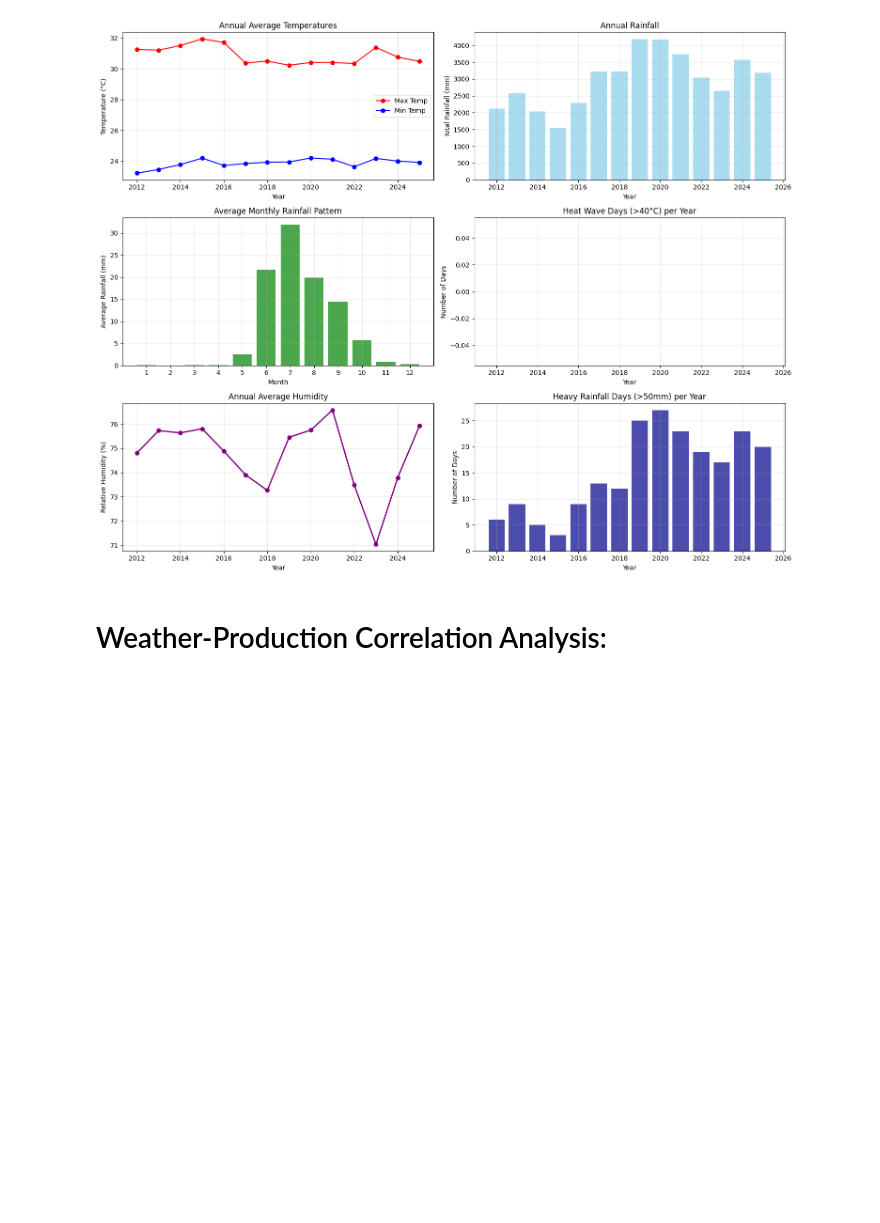
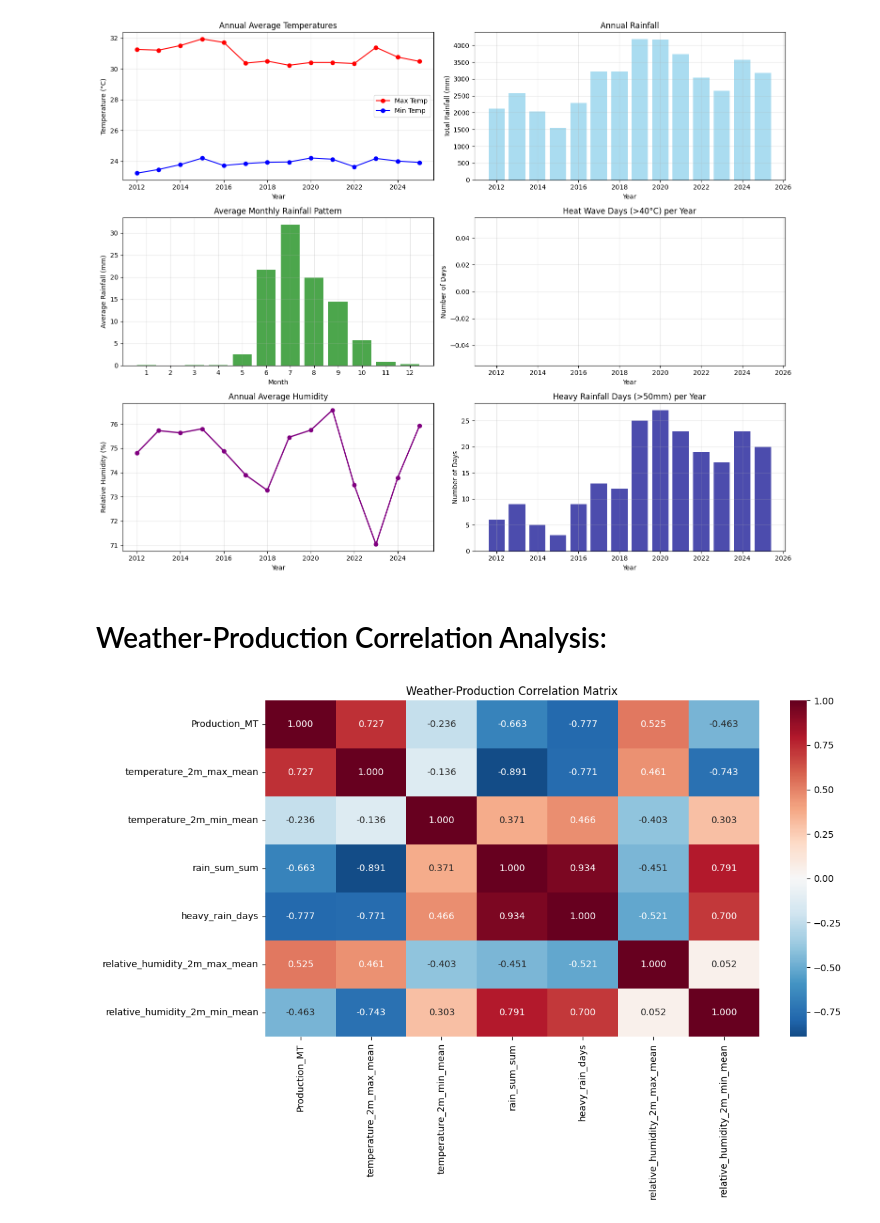
Before and after one commit to loijunator/mango-price-predict, a Jupyter notebook: quantity_analysis.ipynb, the cells around one changed output. Drawn from its saved outputs; the diff is of its cells as text; code cells hidden in the pictures; blank space fills up the shorter version.

```diff
--- a/quantity_analysis.ipynb
+++ b/quantity_analysis.ipynb
@@ -152,3 +153,85 @@ plt.tight_layout()
 [figure]
 # %% [markdown]
 # Weather-Production Correlation Analysis:
+# %%
+# Create correlation analysis between weather and production
+# First, aggregate weather data by year to match production data
+weather_annual = df_daily_weather.groupby('year').agg({
+    'temperature_2m_max': ['mean', 'max'],
+    'temperature_2m_min': ['mean', 'min'],
+    'rain_sum': ['sum', 'mean', 'max'],
+    'relative_humidity_2m_max': ['mean', 'max'],
+    'relative_humidity_2m_min': ['mean', 'min'],
+    'sunshine_duration': 'sum' if 'sunshine_duration' in df_daily_weather.columns else 'mean'
+}).round(2)
+
+# Flatten column names
+weather_annual.columns = ['_'.join(col).strip() for col in weather_annual.columns]
+
+# Add extreme weather indicators
+weather_annual['heat_wave_days'] = df_daily_weather.groupby('year').apply(lambda x: (x['temperature_2m_max'] > 40).sum())
+weather_annual['heavy_rain_days'] = df_daily_weather.groupby('year').apply(lambda x: (x['rain_sum'] > 50).sum())
+weather_annual['humid_days'] = df_daily_weather.groupby('year').apply(lambda x: (x['relative_humidity_2m_max'] > 60).sum())
+weather_annual['high_humid_days'] = df_daily_weather.groupby('year').apply(lambda x: (x['relative_humidity_2m_max'] > 80).sum())
+
+# Merge with production data
+merged_data = df_quantity.merge(weather_annual, left_on='Year', right_index=True, how='inner')
+
+# Correlation heatmap
+plt.figure(figsize=(12, 8))
+correlation_cols = ['Production_MT', 'temperature_2m_max_mean',
+                   'temperature_2m_min_mean', 'rain_sum_sum', 'heavy_rain_days', 'relative_humidity_2m_max_mean', 'relative_humidity_2m_min_mean']
+corr_matrix = merged_data[correlation_cols].corr()
+sns.heatmap(corr_matrix, annot=True, cmap='RdBu_r', center=0, fmt='.3f')
+plt.title('Weather-Production Correlation Matrix')
+plt.tight_layout()
+plt.show()
+
+# Scatter plots for key correlations
+fig, axes = plt.subplots(3, 2, figsize=(15, 10))
+
+# Production vs Annual Rainfall
+axes[0,0].scatter(merged_data['rain_sum_sum'], merged_data['Production_MT'], alpha=0.7)
+axes[0,0].set_xlabel('Annual Rainfall (mm)')
+axes[0,0].set_ylabel('Production (MT)')
+axes[0,0].set_title('Production vs Annual Rainfall')
+axes[0,0].grid(True, alpha=0.3)
+
+# Productivity vs Average Temperature
+axes[0,1].scatter(merged_data['temperature_2m_max_mean'], merged_data['Production_MT'], alpha=0.7, color='orange')
+axes[0,1].set_xlabel('Average Max Temperature (°C)')
+axes[0,1].set_ylabel('Productivity (MT/Ha)')
+axes[0,1].set_title('Productivity vs Average Temperature')
+axes[0,1].grid(True, alpha=0.3)
+
+# Production vs Heat Wave Days
+axes[1,0].scatter(merged_data['heat_wave_days'], merged_data['Production_MT'], alpha=0.7, color='red')
+axes[1,0].set_xlabel('Heat Wave Days (>40°C)')
+axes[1,0].set_ylabel('Production (MT)')
+axes[1,0].set_title('Production vs Heat Wave Days')
+axes[1,0].grid(True, alpha=0.3)
+
+# Production vs Heavy Rain Days
+axes[1,1].scatter(merged_data['heavy_rain_days'], merged_data['Production_MT'], alpha=0.7, color='blue')
+axes[1,1].set_xlabel('Heavy Rain Days (>50mm)')
+axes[1,1].set_ylabel('Production (MT)')
+axes[1,1].set_title('Production vs Heavy Rain Days')
+axes[1,1].grid(True, alpha=0.3)
+
+# Production vs Humid days
+axes[2,0].scatter(merged_data['humid_days'], merged_data['Production_MT'], alpha=0.7, color='blue')
+axes[2,0].set_xlabel('Humid Days(>60%)')
+axes[2,0].set_ylabel('Production_MT')
+axes[2,0].set_title('Production vs Humid days')
+axes[2,0].grid(True, alpha=0.3)
+
+#Production vs extremely high humidity
+axes[2,1].scatter(merged_data['high_humid_days'], merged_data['Production_MT'], alpha=0.7, color='blue')
+axes[2,1].set_xlabel('Very Humid Days(>80%)')
+axes[2,1].set_ylabel('Production_MT')
+axes[2,1].set_title('Production vs Extremely Humid Days')
+axes[2,1].grid(True, alpha=0.3)
+
+plt.tight_layout()
+# %% [output]
+[figure, added]
```
Also changed, not shown: parts of 11 cells of this notebook, 2 other files.
